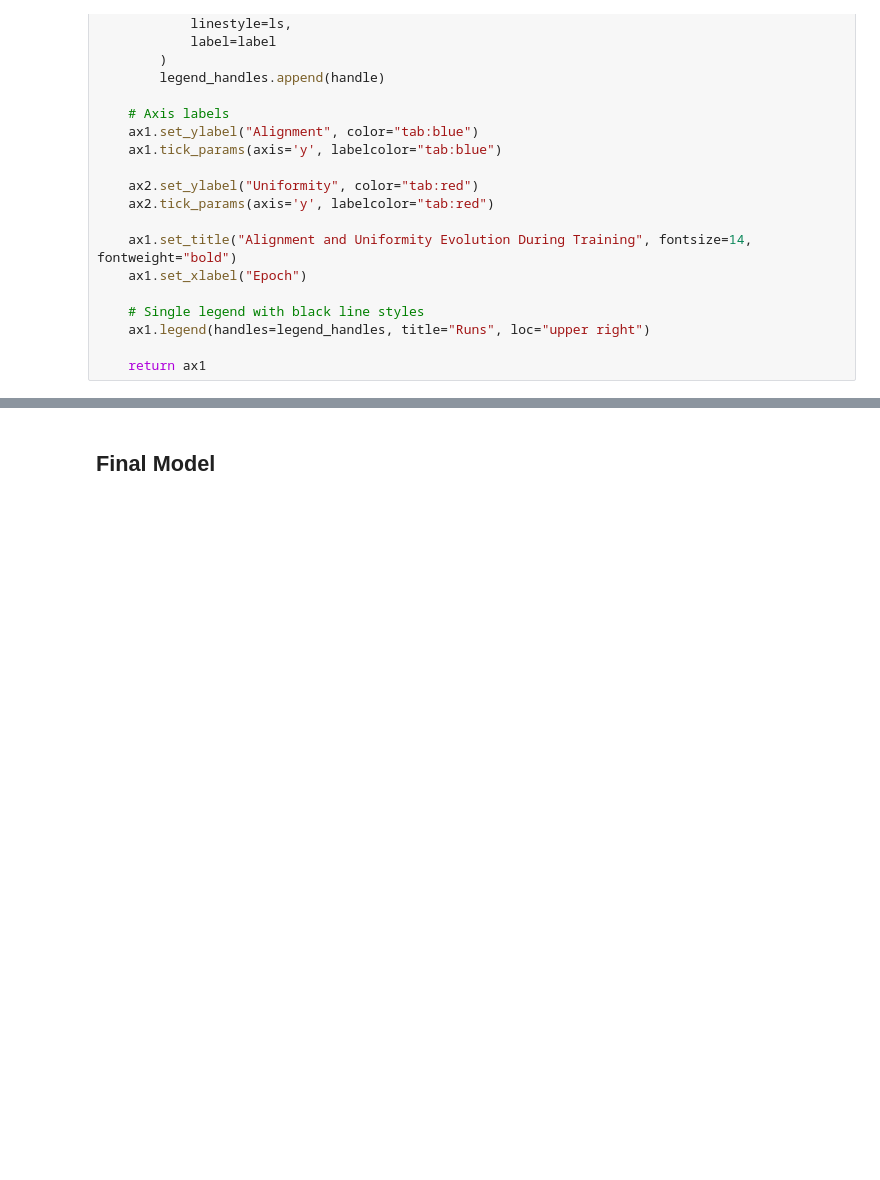
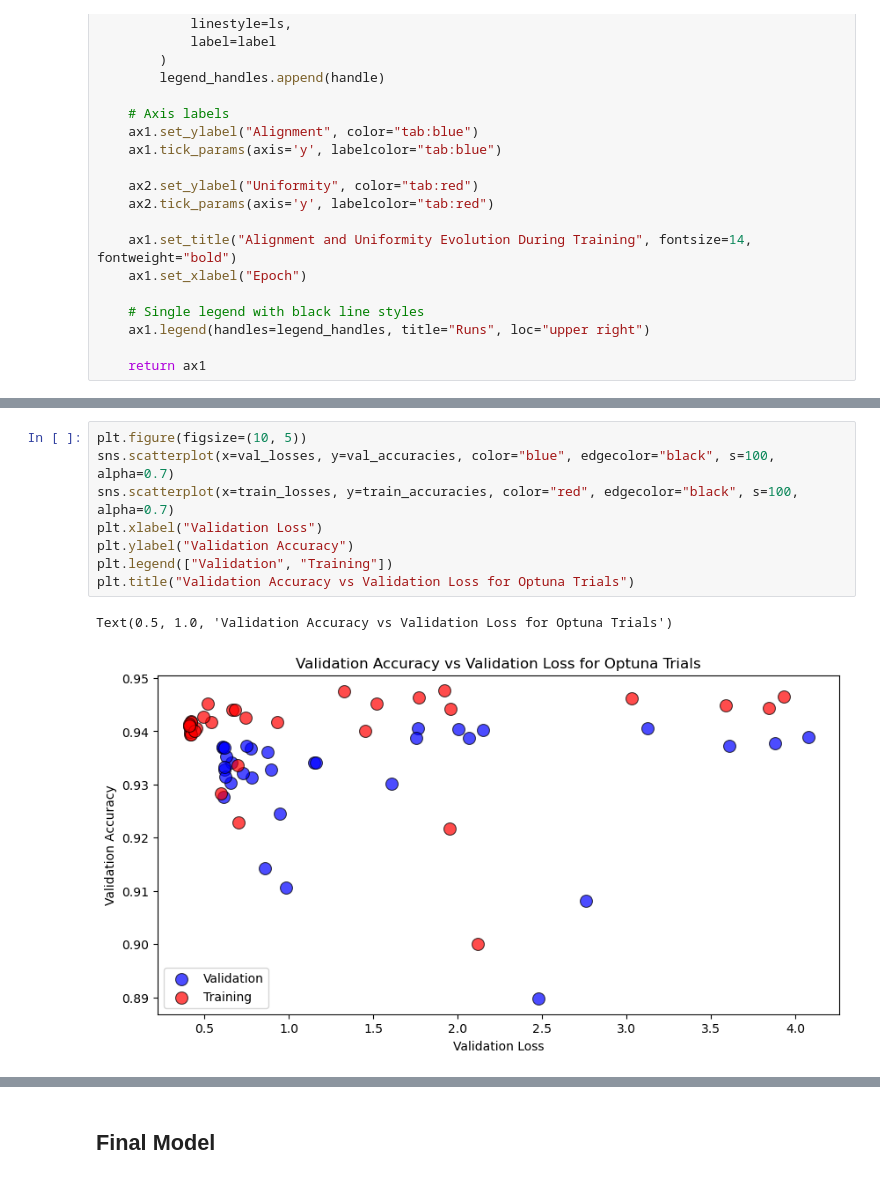
Before and after one commit to aurorapujols/treball-final-de-grau, a Jupyter notebook: notebooks/03_ssl_training.ipynb, the cells around one changed output, grey strips where cells are left out. Drawn from its saved outputs; the diff is of its cells as text; blank space fills up the shorter version.

```diff
--- a/notebooks/03_ssl_training.ipynb
+++ b/notebooks/03_ssl_training.ipynb
@@ -631,0 +795,11 @@ plt.show()
+# %%
+plt.figure(figsize=(10, 5))
+sns.scatterplot(x=val_losses, y=val_accuracies, color="blue", edgecolor="black", s=100, alpha=0.7)
+sns.scatterplot(x=train_losses, y=train_accuracies, color="red", edgecolor="black", s=100, alpha=0.7)
+plt.xlabel("Validation Loss")
+plt.ylabel("Validation Accuracy")
+plt.legend(["Validation", "Training"])
+plt.title("Validation Accuracy vs Validation Loss for Optuna Trials")
+# %% [output]
+Text(0.5, 1.0, 'Validation Accuracy vs Validation Loss for Optuna Trials')
+[figure, added]
```
Also changed, not shown: parts of 8 cells of this notebook, 26 other files.
